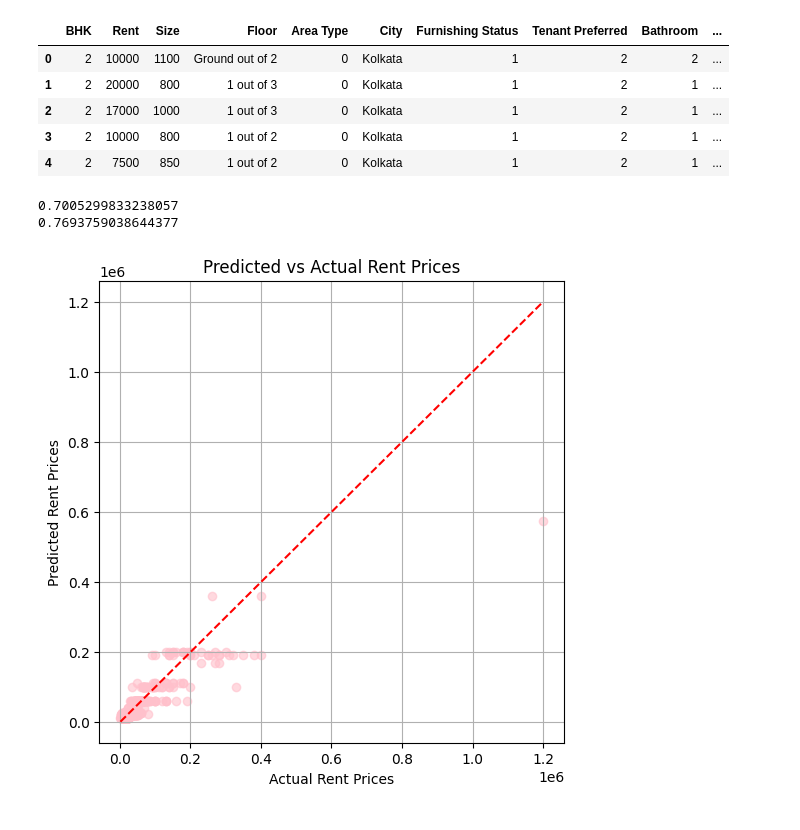
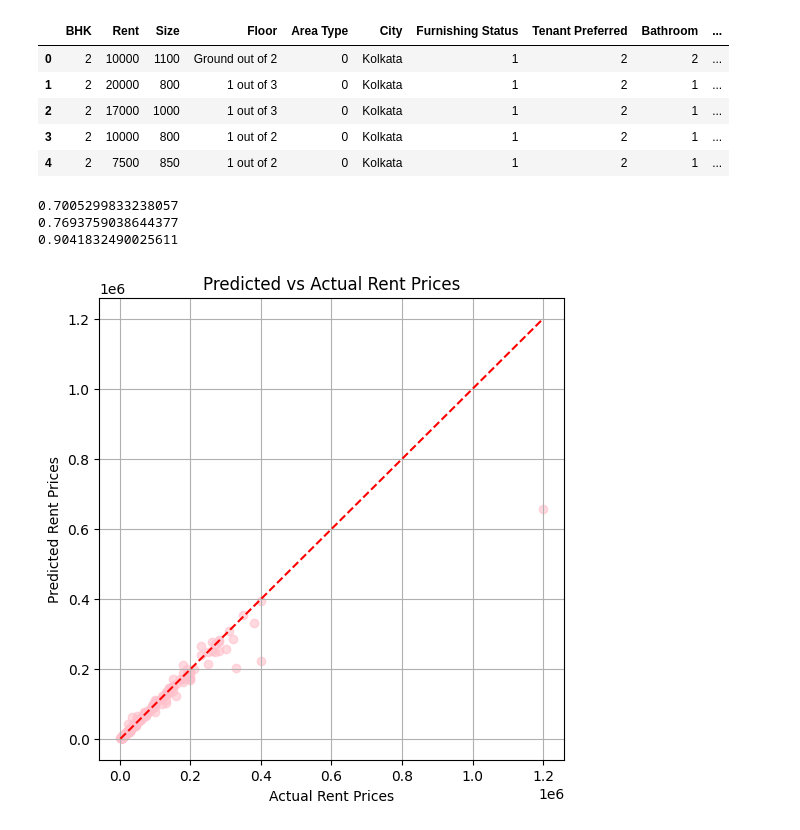
Before and after one commit to blnalexandra/Rent-Predictor, a Jupyter notebook: rent.ipynb, the cells around one changed output. Cells and saved outputs as stored; diff of their text form; code cells hidden in the pictures.

```diff
--- a/rent.ipynb
+++ b/rent.ipynb
@@ -83,14 +83,20 @@ X_train, X_test, y_train, y_test = train_test_split(X, y, test_size=0.2, random_
 # %%
 from sklearn.linear_model import LinearRegression
 
-model = LinearRegression()
-model.fit(X_train, y_train)
-y_pred = model.predict(X_test)
+lr = LinearRegression()
+lr.fit(X_train, y_train)
+y_pred = lr.predict(X_test)
 # %%
 from sklearn.tree import DecisionTreeRegressor
 reg = DecisionTreeRegressor(max_depth=5, random_state=42)
 reg.fit(X_train, y_train)
 y_pred2 = reg.predict(X_test)
+# %%
+from sklearn.ensemble import RandomForestRegressor
+
+rf = RandomForestRegressor(n_estimators=100, max_depth=None)
+rf.fit(X_train, y_train)
+y_pred3 = rf.predict(X_test)
 # %%
 from sklearn.metrics import r2_score
 
@@ -98,17 +104,20 @@ score = r2_score(y_test, y_pred)
 print(score)
 score2 = r2_score(y_test, y_pred2)
 print(score2)
+score3 = r2_score(y_test, y_pred3)
+print(score3)
 # %% [output]
 0.7005299833238057
 0.7693759038644377
+0.9041832490025611
 # %%
 plt.figure(figsize=(6, 6))
-plt.scatter(y_test, y_pred2, alpha=0.6, color='pink')
+plt.scatter(y_test, y_pred3, alpha=0.6, color='pink')
 plt.plot([y_test.min(), y_test.max()], [y_test.min(), y_test.max()], 'r--')
 plt.xlabel("Actual Rent Prices")
 plt.ylabel("Predicted Rent Prices")
 plt.title("Predicted vs Actual Rent Prices")
 plt.grid(True)
 plt.show()
 # %% [output]
-[figure, old version]
+[figure, new version]
```
